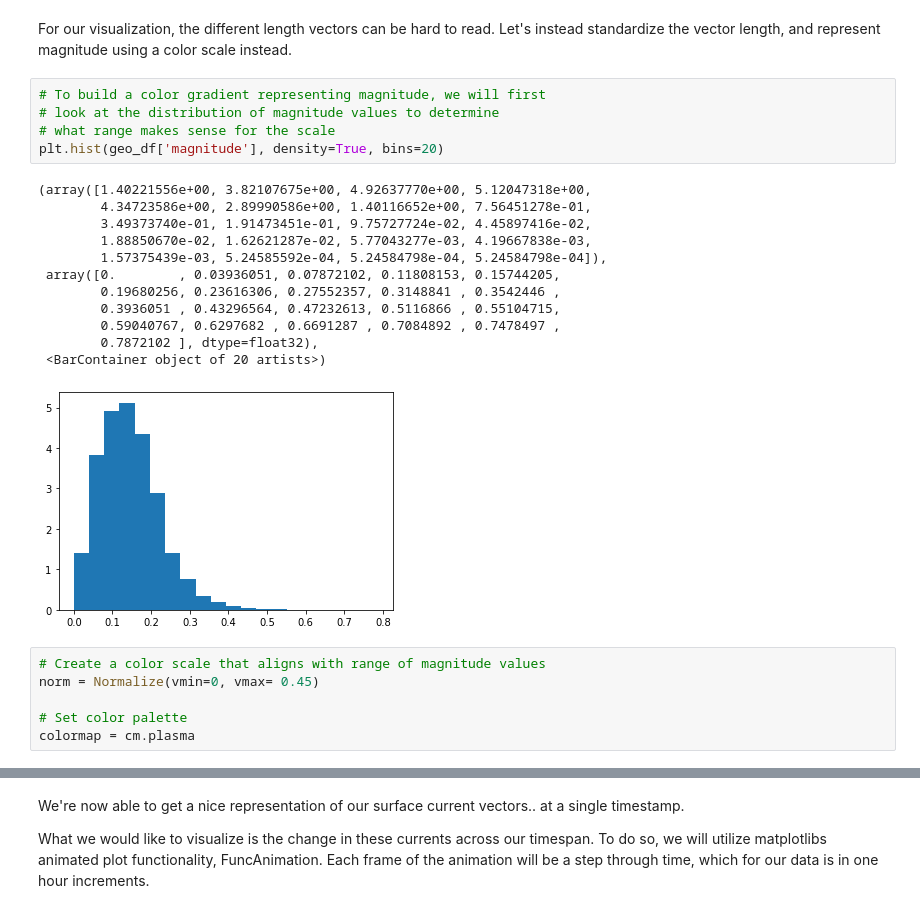
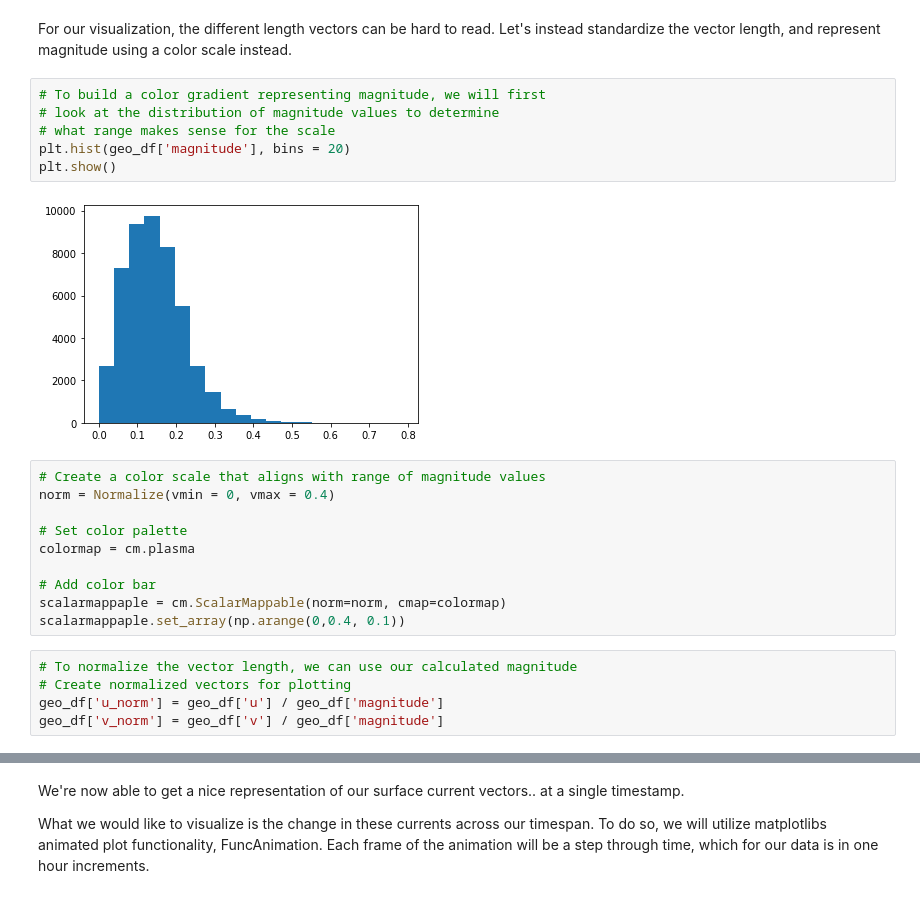
Before and after one commit to fullbeats/EDS220-SeaSurfaceCurrents, a Jupyter notebook: HFR_Surface_Current_Completed.ipynb, the cells around one changed output, grey strips where cells are left out. Saved outputs shown, nothing was run; the diff lists cells and outputs as text.

```diff
--- a/HFR_Surface_Current_Completed.ipynb
+++ b/HFR_Surface_Current_Completed.ipynb
@@ -310,25 +311,24 @@ For our visualization, the different length vectors can be hard to read. Let's i
 # %%
 # To build a color gradient representing magnitude, we will first
 # look at the distribution of magnitude values to determine
 # what range makes sense for the scale
-plt.hist(geo_df['magnitude'], density=True, bins=20)
+plt.hist(geo_df['magnitude'], bins = 20)
+plt.show()
 # %% [output]
-(array([1.40221556e+00, 3.82107675e+00, 4.92637770e+00, 5.12047318e+00,
-        4.34723586e+00, 2.89990586e+00, 1.40116652e+00, 7.56451278e-01,
-        3.49373740e-01, 1.91473451e-01, 9.75727724e-02, 4.45897416e-02,
-        1.88850670e-02, 1.62621287e-02, 5.77043277e-03, 4.19667838e-03,
-        1.57375439e-03, 5.24585592e-04, 5.24584798e-04, 5.24584798e-04]),
- array([0.        , 0.03936051, 0.07872102, 0.11808153, 0.15744205,
-        0.19680256, 0.23616306, 0.27552357, 0.3148841 , 0.3542446 ,
-        0.3936051 , 0.43296564, 0.47232613, 0.5116866 , 0.55104715,
-        0.59040767, 0.6297682 , 0.6691287 , 0.7084892 , 0.7478497 ,
-        0.7872102 ], dtype=float32),
- <BarContainer object of 20 artists>)
-[figure, old version]
+[figure, new version]
 # %%
 # Create a color scale that aligns with range of magnitude values
-norm = Normalize(vmin=0, vmax= 0.45)
+norm = Normalize(vmin = 0, vmax = 0.4)
 
 # Set color palette
 colormap = cm.plasma
+
+# Add color bar
+scalarmappaple = cm.ScalarMappable(norm=norm, cmap=colormap)
+scalarmappaple.set_array(np.arange(0,0.4, 0.1))
+# %%
+# To normalize the vector length, we can use our calculated magnitude
+# Create normalized vectors for plotting
+geo_df['u_norm'] = geo_df['u'] / geo_df['magnitude']
+geo_df['v_norm'] = geo_df['v'] / geo_df['magnitude']
 # %%
```
Also changed, not shown: parts of 14 cells of this notebook, 3 other files.
